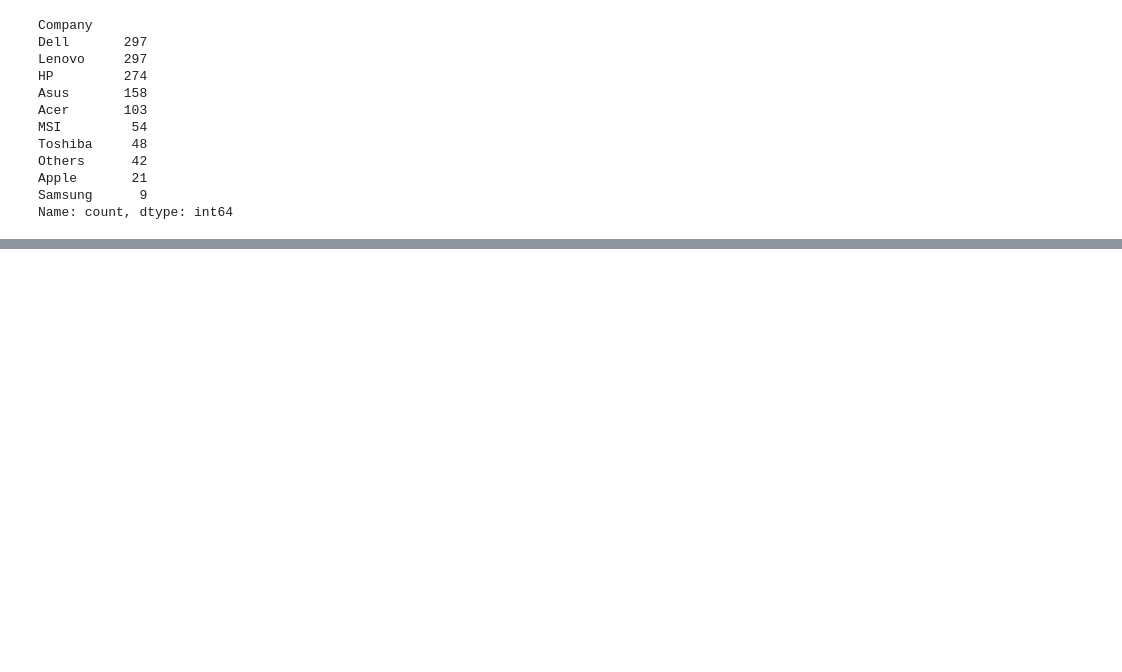
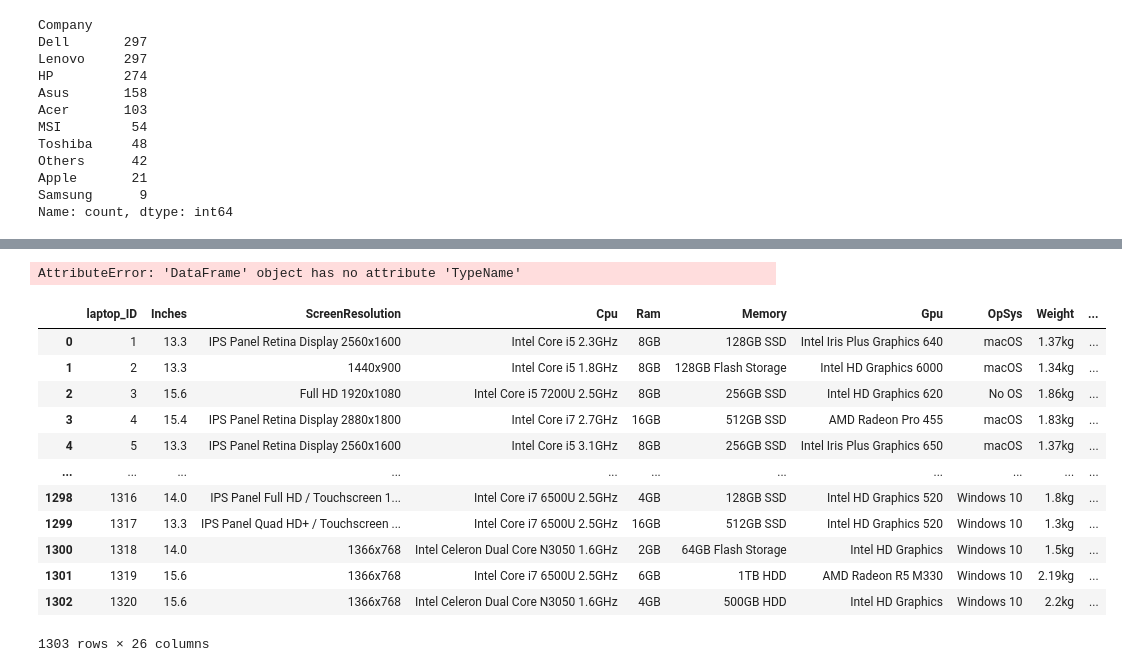
Before and after one commit to edeniyanda/LaptopPricingAI, a Jupyter notebook: main.ipynb, the cells around one changed output, grey strips where cells are left out. Cells and saved outputs as stored; diff of their text form; code cells hidden in the pictures; blank space fills up the shorter version.

```diff
--- a/main.ipynb
+++ b/main.ipynb
@@ -130,2 +167,5 @@ data = data.join(CompanyCategories).drop("Company", axis=1)
+# %%
+# Drop Product Columns to avoid Noise and High Cardinality
+data = data.drop("Product", axis=1)
 # %%
 data
@@ -131,0 +186,24 @@ data
+# %%
+# One-hot encoding for TypeName
+TypeNameCategories = pd.get_dummies(data.TypeName, prefix="TypeName")
+
+# Join and drop the original column
+data = data.join(TypeNameCategories).drop("TypeName", axis=1)
+# %% [output]
+AttributeError: 'DataFrame' object has no attribute 'TypeName'
+# %%
+data
+# %% [output]
+|  | laptop_ID | Inches | ScreenResolution | Cpu | Ram | Memory | Gpu | OpSys | Weight | ... |
+| 0 | 1 | 13.3 | IPS Panel Retina Display 2560x1600 | Intel Core i5 2.3GHz | 8GB | 128GB SSD | Intel Iris Plus Graphics 640 | macOS | 1.37kg | ... |
+| 1 | 2 | 13.3 | 1440x900 | Intel Core i5 1.8GHz | 8GB | 128GB Flash Storage | Intel HD Graphics 6000 | macOS | 1.34kg | ... |
+| 2 | 3 | 15.6 | Full HD 1920x1080 | Intel Core i5 7200U 2.5GHz | 8GB | 256GB SSD | Intel HD Graphics 620 | No OS | 1.86kg | ... |
+| 3 | 4 | 15.4 | IPS Panel Retina Display 2880x1800 | Intel Core i7 2.7GHz | 16GB | 512GB SSD | AMD Radeon Pro 455 | macOS | 1.83kg | ... |
+| 4 | 5 | 13.3 | IPS Panel Retina Display 2560x1600 | Intel Core i5 3.1GHz | 8GB | 256GB SSD | Intel Iris Plus Graphics 650 | macOS | 1.37kg | ... |
+| ... | ... | ... | ... | ... | ... | ... | ... | ... | ... | ... |
+| 1298 | 1316 | 14.0 | IPS Panel Full HD / Touchscreen 1... | Intel Core i7 6500U 2.5GHz | 4GB | 128GB SSD | Intel HD Graphics 520 | Windows 10 | 1.8kg | ... |
+| 1299 | 1317 | 13.3 | IPS Panel Quad HD+ / Touchscreen ... | Intel Core i7 6500U 2.5GHz | 16GB | 512GB SSD | Intel HD Graphics 520 | Windows 10 | 1.3kg | ... |
+| 1300 | 1318 | 14.0 | 1366x768 | Intel Celeron Dual Core N3050 1.6GHz | 2GB | 64GB Flash Storage | Intel HD Graphics | Windows 10 | 1.5kg | ... |
+| 1301 | 1319 | 15.6 | 1366x768 | Intel Core i7 6500U 2.5GHz | 6GB | 1TB HDD | AMD Radeon R5 M330 | Windows 10 | 2.19kg | ... |
+| 1302 | 1320 | 15.6 | 1366x768 | Intel Celeron Dual Core N3050 1.6GHz | 4GB | 500GB HDD | Intel HD Graphics | Windows 10 | 2.2kg | ... |
+1303 rows × 26 columns
```
Also changed, not shown: parts of 4 cells of this notebook.
